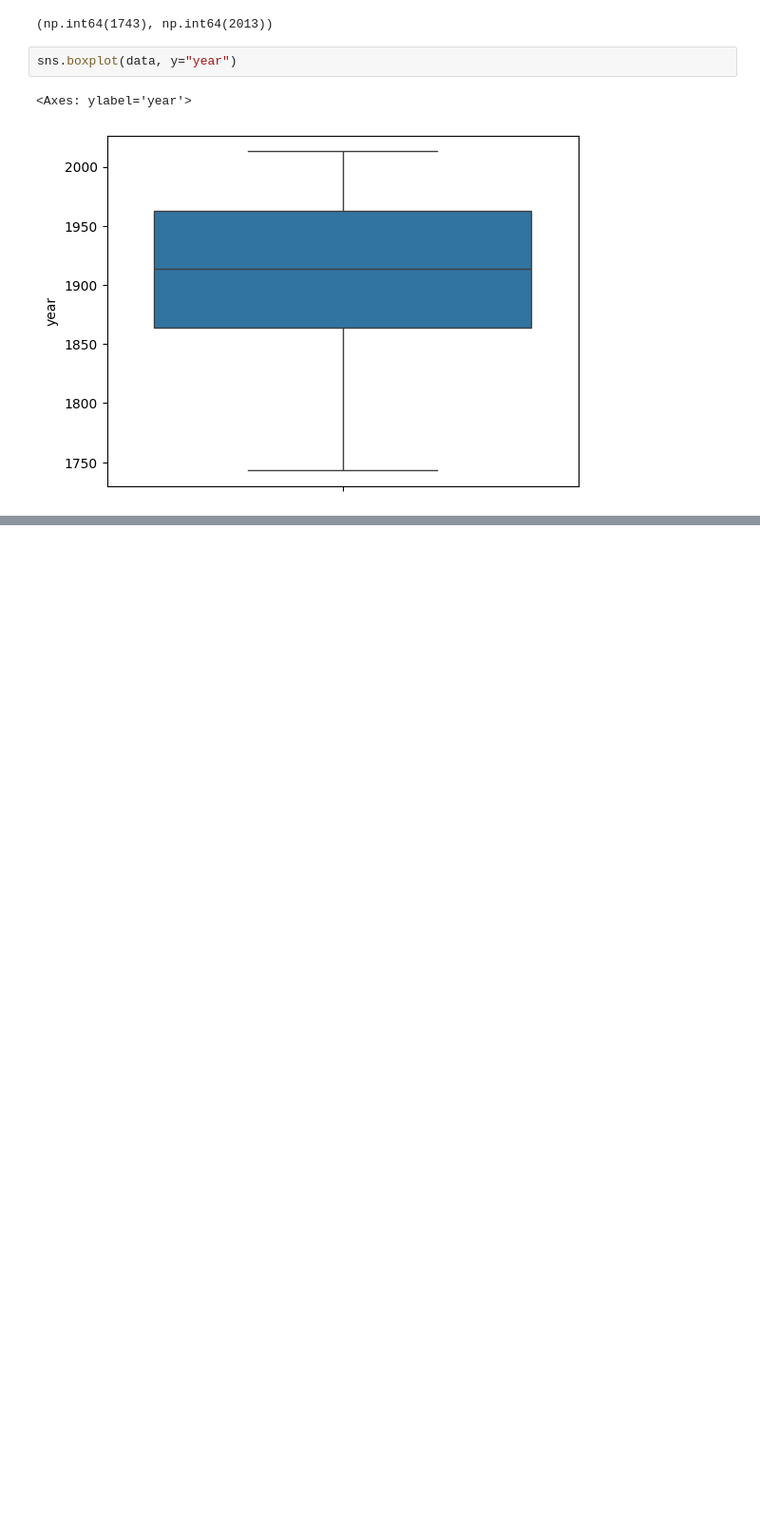
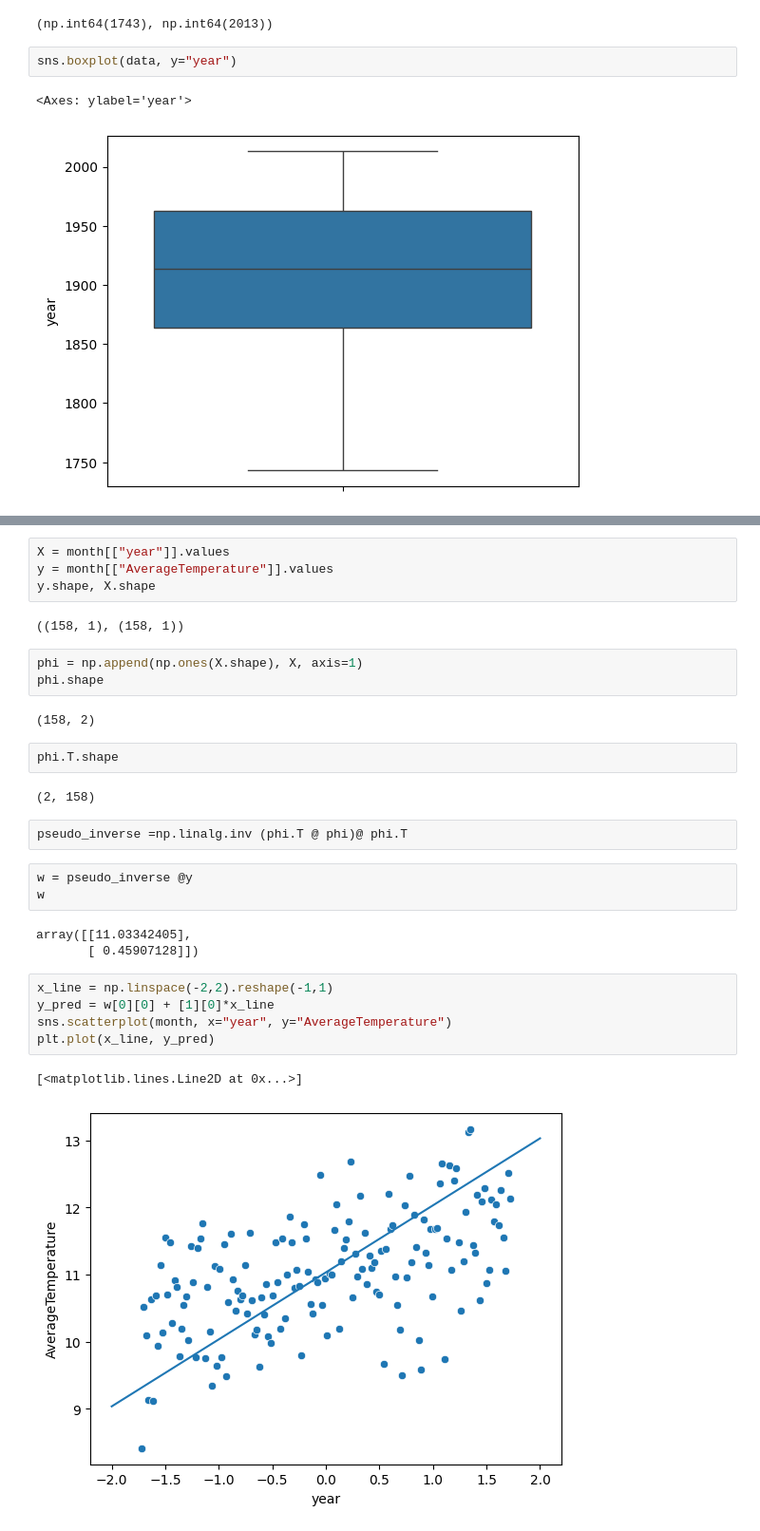
Before and after one commit to GabrielCabas/ML_Course, a Jupyter notebook: unidad_1/practico_1.ipynb, the cells around one changed output, grey strips where cells are left out. Shown: that part at 95% size. Cells and saved outputs as stored; diff of their text form; blank space fills up the shorter version.

```diff
--- a/unidad_1/practico_1.ipynb
+++ b/unidad_1/practico_1.ipynb
@@ -56,0 +153,31 @@ sns.boxplot(data, y="year")
+# %%
+X = month[["year"]].values
+y = month[["AverageTemperature"]].values
+y.shape, X.shape
+# %% [output]
+((158, 1), (158, 1))
+# %%
+phi = np.append(np.ones(X.shape), X, axis=1)
+phi.shape
+# %% [output]
+(158, 2)
+# %%
+phi.T.shape
+# %% [output]
+(2, 158)
+# %%
+pseudo_inverse =np.linalg.inv (phi.T @ phi)@ phi.T
+# %%
+w = pseudo_inverse @y
+w
+# %% [output]
+array([[11.03342405],
+       [ 0.45907128]])
+# %%
+x_line = np.linspace(-2,2).reshape(-1,1)
+y_pred = w[0][0] + [1][0]*x_line
+sns.scatterplot(month, x="year", y="AverageTemperature")
+plt.plot(x_line, y_pred)
+# %% [output]
+[<matplotlib.lines.Line2D at 0x...>]
+[figure, added]
```
Also changed, not shown: parts of 21 cells of this notebook.
